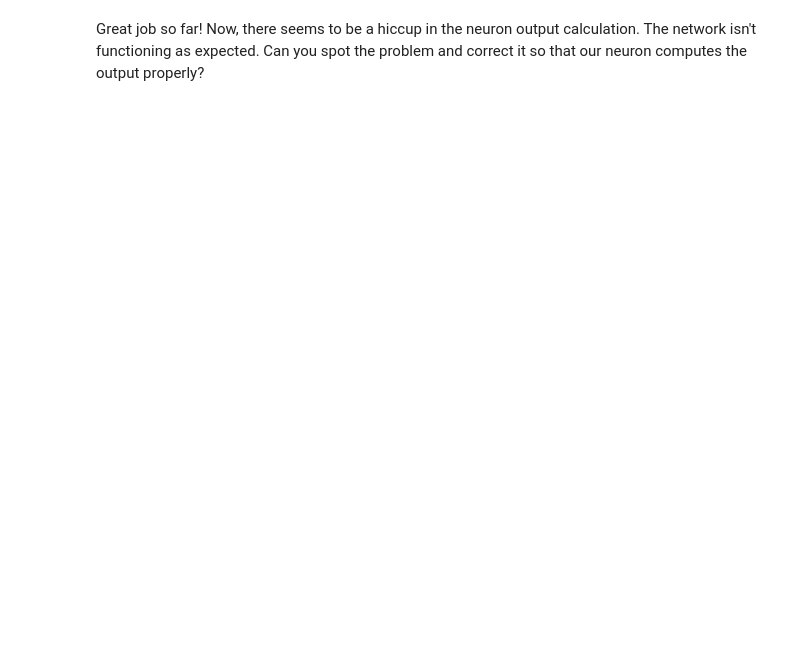
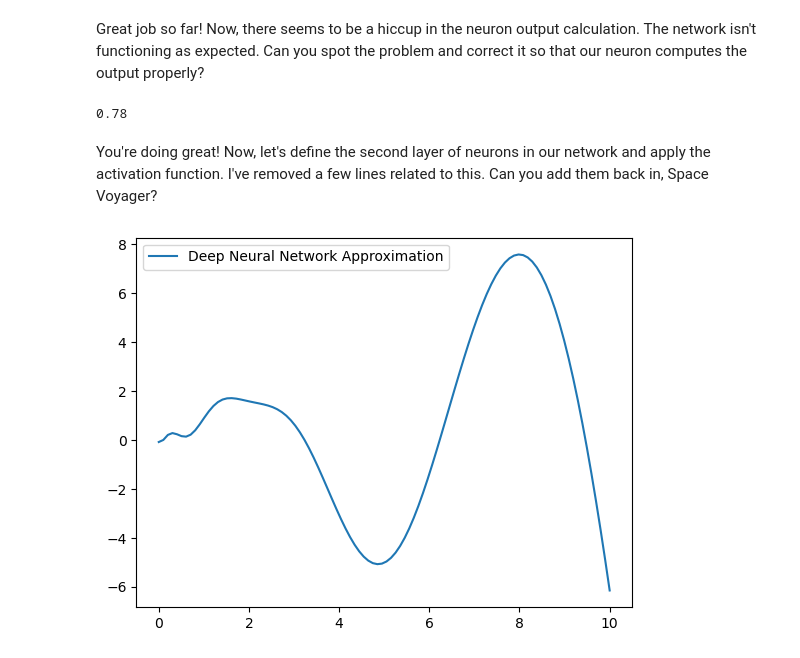
Before and after one commit to qaz027/zzPractice, a Jupyter notebook: CodeSignal_IntroNeuralNetworks_Unit4.ipynb, the cells around one changed output. Drawn from its saved outputs; the diff is of its cells as text; code cells hidden in the pictures; blank space fills up the shorter version.

```diff
--- a/CodeSignal_IntroNeuralNetworks_Unit4.ipynb
+++ b/CodeSignal_IntroNeuralNetworks_Unit4.ipynb
@@ -199,2 +203,60 @@ print(relu(-5))
 # %% [markdown]
 Great job so far! Now, there seems to be a hiccup in the neuron output calculation. The network isn't functioning as expected. Can you spot the problem and correct it so that our neuron computes the output properly?
+# %%
+import numpy as np
+
+def calculate_neuron_output(x, W, b, activation_function):
+    return activation_function(np.dot(W,x) + b)
+
+def relu(x):
+    return np.maximum(0, x)
+
+W = np.array([0.5, 0.6, 0.7])
+x = np.array([0.1, 0.2, 0.3])
+#x = x.reshape(-1,1)
+b = 0.4
+
+print(calculate_neuron_output(x, W, b, relu))
+# %% [output]
+0.78
+# %% [markdown]
+You're doing great! Now, let's define the second layer of neurons in our network and apply the activation function. I've removed a few lines related to this. Can you add them back in, Space Voyager?
+# %%
+import numpy as np
+import matplotlib.pyplot as plt
+
+# Random seed control
+np.random.seed(143)
+
+# Target function
+def target_function(x):
+    return x * np.sin(x)
+
+# Define the points where the function will be evaluated
+x = np.linspace(0, 10, 100)
+
+# Apply the target function
+y = target_function(x)
+
+# Simulate random weights and biases for each neuron in two layers
+weights_1 = np.random.rand(10) # weights for the first layer
+biases_1 = np.random.rand(10) # biases for the first layer
+
+weights_2 = np.random.rand(10) # weights for the second layer
+biases_2 = np.random.rand(10) # biases for the second layer
+
+# Simulate the first layer of neurons
+neurons_1 = np.tanh(weights_1 * x.reshape(-1, 1) + biases_1)
+
+# TODO: Define the second layer of neurons and apply the activation function
+neurons_2 = np.tanh(weights_2 * neurons_1 + biases_2)
+
+# TODO: Learn the weighting of the neurons to approximate the target function
+coefficients = np.linalg.lstsq(neurons_2, y , rcond=None)[0]
+y_approx = neurons_2 @ coefficients
+
+plt.plot(x, y_approx, label="Deep Neural Network Approximation")
+plt.legend()
+plt.show()
+# %% [output]
+[figure, added]
```
Also changed, not shown: parts of 2 cells of this notebook.
